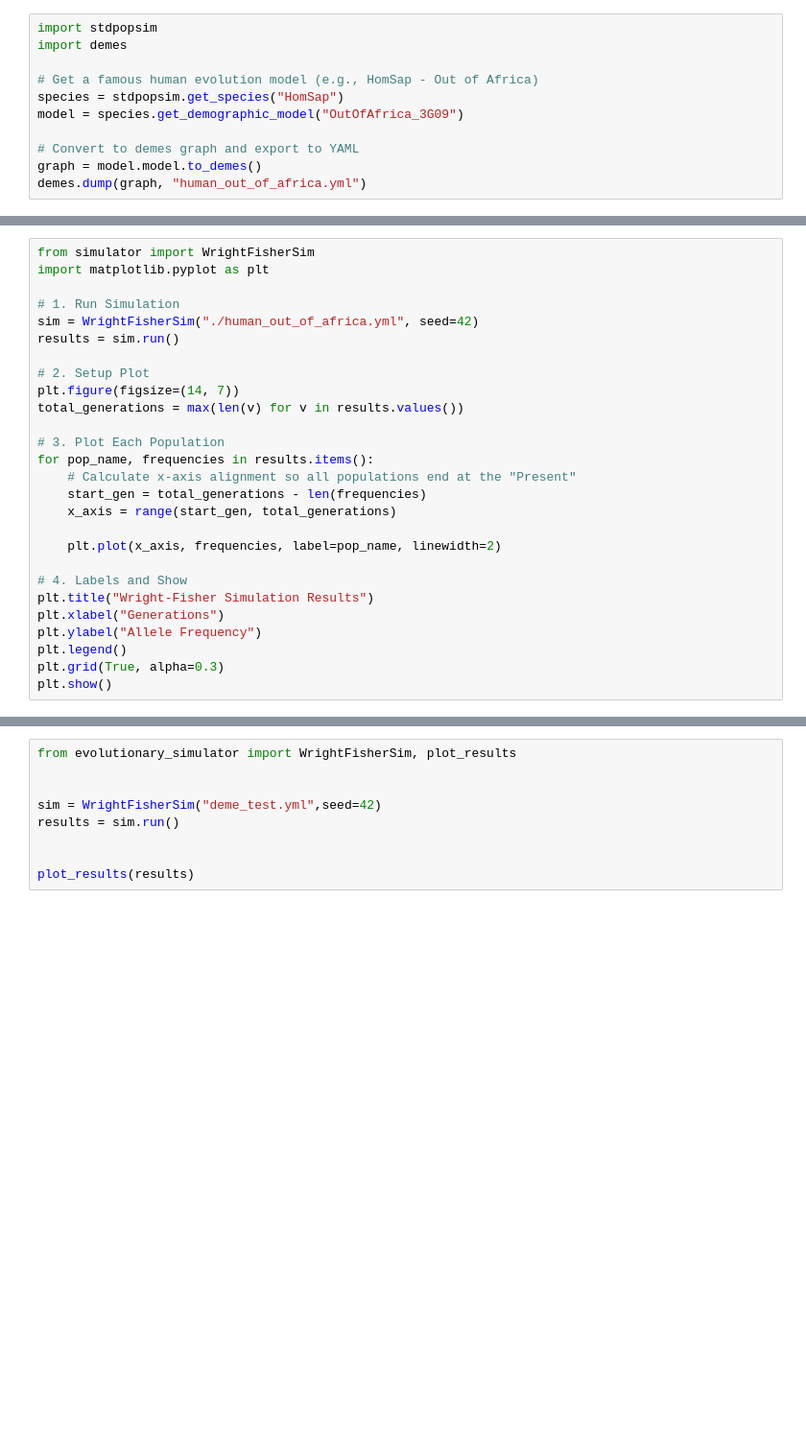
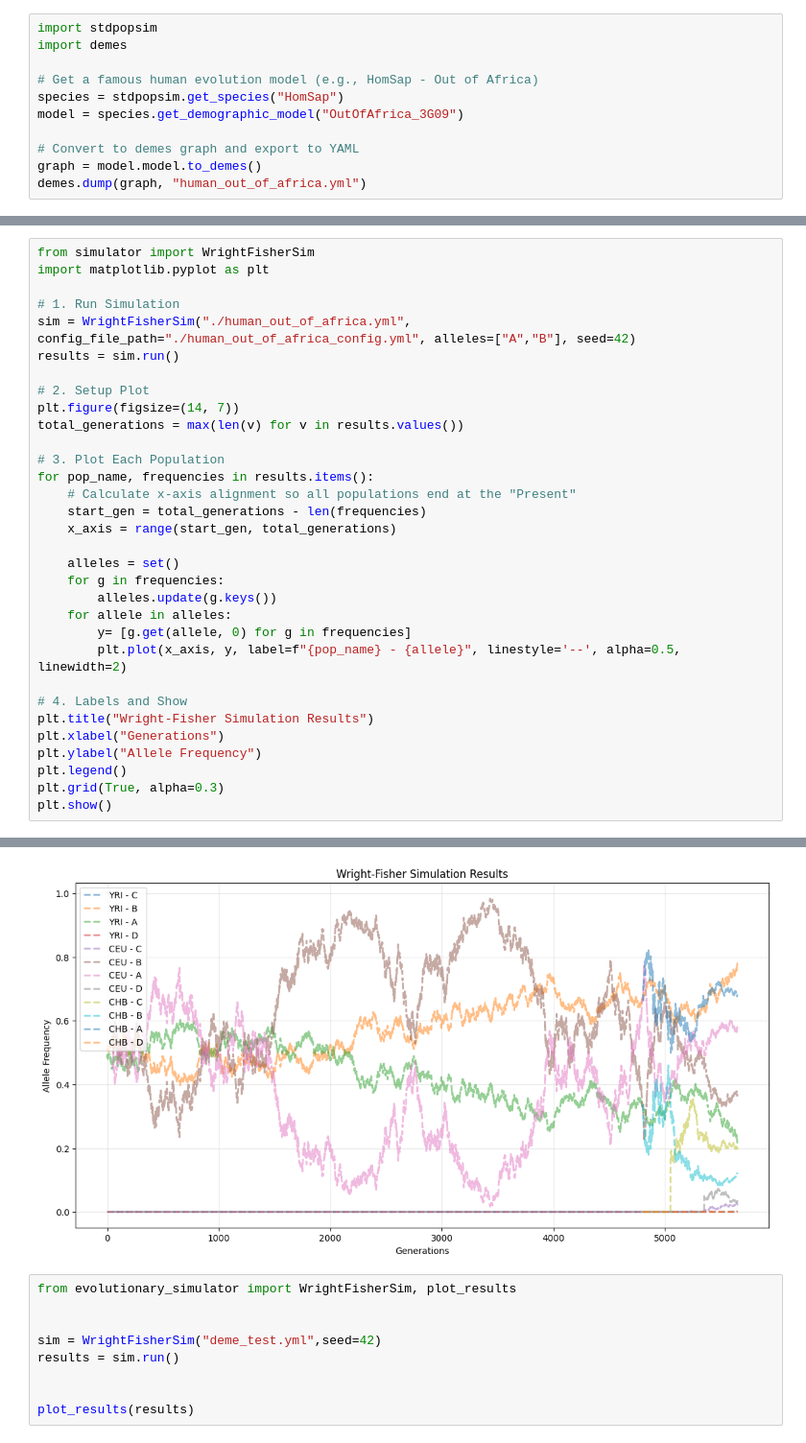
Before and after one commit to yusufafify/wright-fisher-simulation, a Jupyter notebook: dev/task3.ipynb, the cells around one changed output, grey strips where cells are left out. Shown at 96% size. Cells and saved outputs as stored; diff of their text form; blank space fills up the shorter version.

```diff
--- a/dev/task3.ipynb
+++ b/dev/task3.ipynb
@@ -58,7 +52,7 @@ from simulator import WrightFisherSim
 import matplotlib.pyplot as plt
 
 # 1. Run Simulation
-sim = WrightFisherSim("./human_out_of_africa.yml", seed=42)
+sim = WrightFisherSim("./human_out_of_africa.yml", config_file_path="./human_out_of_africa_config.yml", alleles=["A","B"], seed=42)
 results = sim.run()
 
 # 2. Setup Plot
@@ -71,7 +65,12 @@ for pop_name, frequencies in results.items():
     start_gen = total_generations - len(frequencies)
     x_axis = range(start_gen, total_generations)
 
-    plt.plot(x_axis, frequencies, label=pop_name, linewidth=2)
+    alleles = set()
+    for g in frequencies:
+        alleles.update(g.keys())
+    for allele in alleles:
+        y= [g.get(allele, 0) for g in frequencies]
+        plt.plot(x_axis, y, label=f"{pop_name} - {allele}", linestyle='--', alpha=0.5, linewidth=2)
 
 # 4. Labels and Show
 plt.title("Wright-Fisher Simulation Results")
@@ -80,3 +79,4 @@ plt.ylabel("Allele Frequency")
 plt.legend()
 plt.grid(True, alpha=0.3)
 plt.show()
+# %% [output]
@@ -83,3 +93,4 @@ plt.show()
+[figure, added]
 # %%
 from evolutionary_simulator import WrightFisherSim, plot_results
 
```
Also changed, not shown: parts of 3 cells of this notebook.
